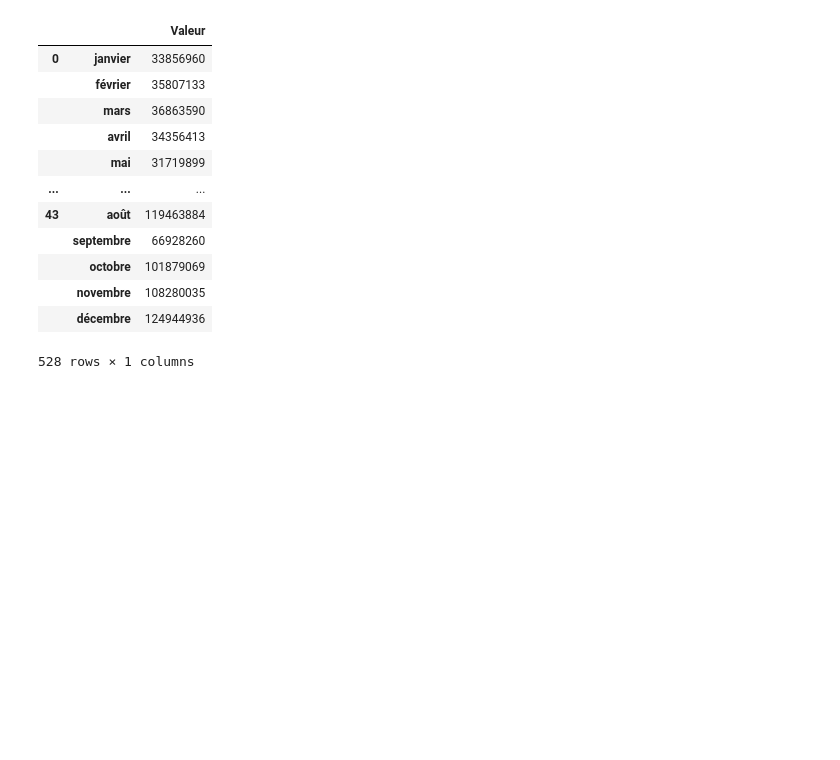
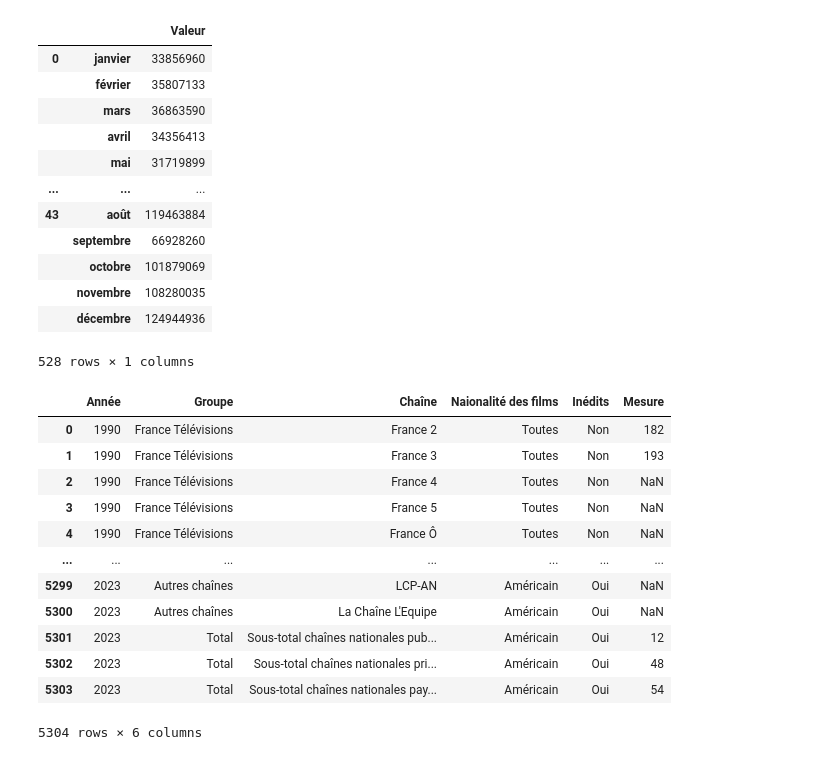
Before and after one commit to canopee-europe/data_analysis, a Jupyter notebook: culture/cinema.ipynb, the cells around one changed output. Saved outputs shown, nothing was run; the diff lists cells and outputs as text; code cells hidden in the pictures; blank space fills up the shorter version.

```diff
--- a/culture/cinema.ipynb
+++ b/culture/cinema.ipynb
@@ -221,3 +221,22 @@ public = pd.read_csv('public des films.csv')
 public['Catégorie'] = public['Catégorie'].str.title()
 public['Différenciation'] = public['Différenciation'].str.title()
 public.to_csv('public des films.csv')
+# %%
+films_tv = pd.read_csv('Films_TV.csv')
+films_tv.loc[films_tv["Groupe"].str.startswith("Groupe TF", na=False), "Groupe"] = "Groupe TF1"
+films_tv.loc[films_tv["Groupe"].str.startswith("Groupe M", na=False), "Groupe"] = "Groupe M6"
+films_tv
+# %% [output]
+|  | Année | Groupe | Chaîne | Naionalité des films | Inédits | Mesure |
+| 0 | 1990 | France Télévisions | France 2 | Toutes | Non | 182 |
+| 1 | 1990 | France Télévisions | France 3 | Toutes | Non | 193 |
+| 2 | 1990 | France Télévisions | France 4 | Toutes | Non | NaN |
+| 3 | 1990 | France Télévisions | France 5 | Toutes | Non | NaN |
+| 4 | 1990 | France Télévisions | France Ô | Toutes | Non | NaN |
+| ... | ... | ... | ... | ... | ... | ... |
+| 5299 | 2023 | Autres chaînes | LCP-AN | Américain | Oui | NaN |
+| 5300 | 2023 | Autres chaînes | La Chaîne L'Equipe | Américain | Oui | NaN |
+| 5301 | 2023 | Total | Sous-total chaînes nationales pub... | Américain | Oui | 12 |
+| 5302 | 2023 | Total | Sous-total chaînes nationales pri... | Américain | Oui | 48 |
+| 5303 | 2023 | Total | Sous-total chaînes nationales pay... | Américain | Oui | 54 |
+5304 rows × 6 columns
```
Also changed, not shown: parts of 2 cells of this notebook.
